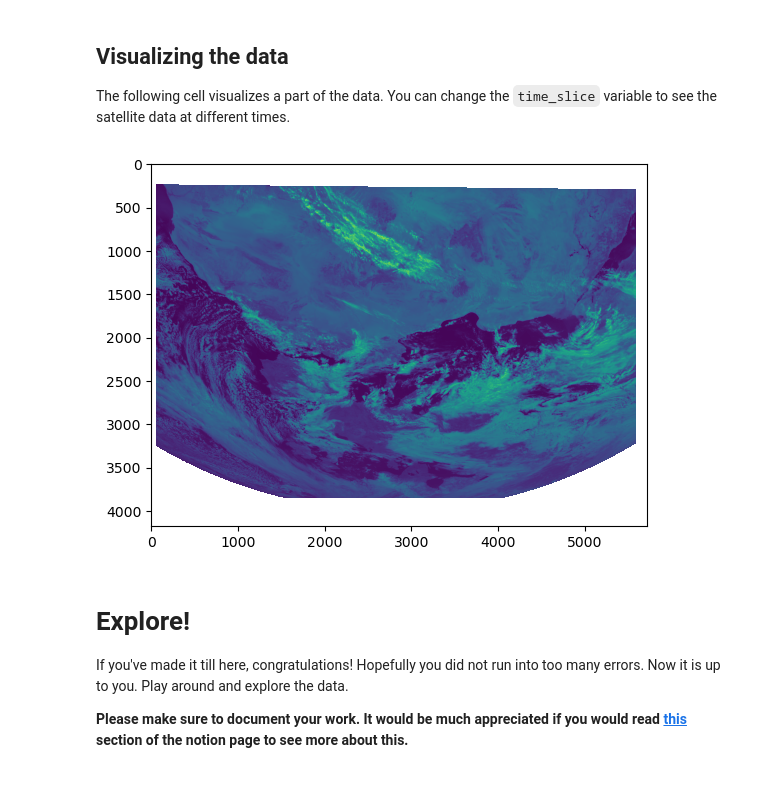
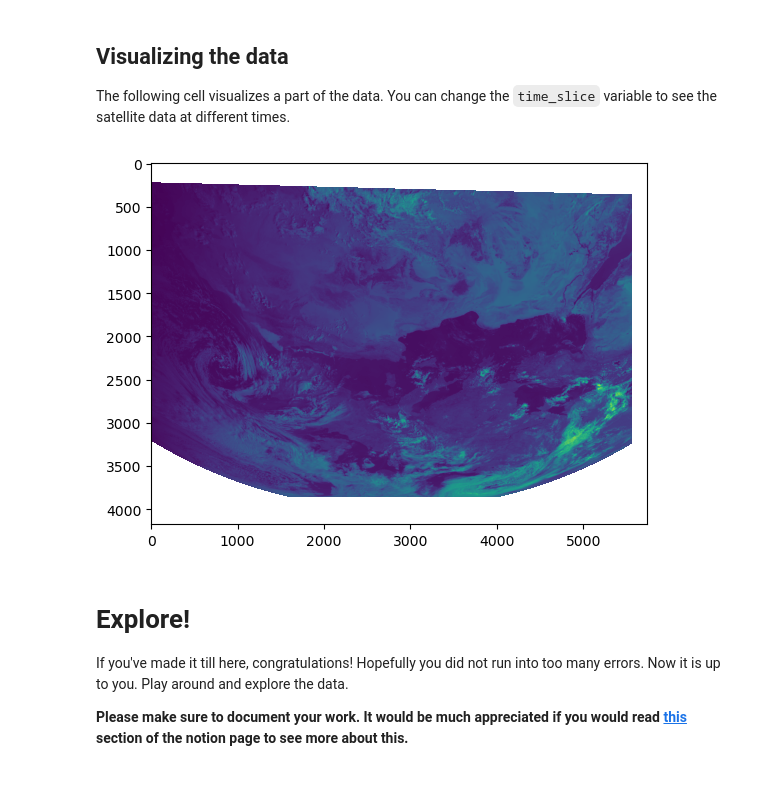
Before and after one commit to WAT-ai/open-climate-fix-project, a Jupyter notebook: eda/satellite.ipynb, the cells around one changed output. Cells and saved outputs as stored; diff of their text form; code cells hidden in the pictures.

Commit message:
Satellite data analysis

```diff
--- a/eda/satellite.ipynb
+++ b/eda/satellite.ipynb
@@ -22,7 +26,7 @@ import matplotlib.pyplot as plt
 ## Loading Data
 We will be using xarray to load the zarr data into a usable format. Once loaded, the data is stored in an Xarray Dataset class. Google package documentation and tutorials to better understand how to use xarray and zarr. These are formats we are going to be using A LOT, so it is best to get comfortable with them.
 # %%
-DATA_PATH = 'ABSOLUTE PATH TO DATA'
+DATA_PATH = '../data/2022_000045-of-000056.zarr'
 # here is an example: 'C:/Users/areel/watai/watai_repo/data/satellite/hrv/2022/2022_000017-of-000056.zarr'
 # %%
 dataset = xr.open_dataset(DATA_PATH, engine='zarr', chunks='auto')
@@ -30,11 +103,11 @@ dataset = xr.open_dataset(DATA_PATH, engine='zarr', chunks='auto')
 ## Visualizing the data
 The following cell visualizes a part of the data. You can change the `time_slice` variable to see the satellite data at different times.
 # %%
-time_slice = '2022-03-06T10:50:00.000000000'
+time_slice = '2022-06-16 06:55:00'
 fig = plt.figure()
 im = plt.imshow(dataset["data"].sel(time=time_slice))
 # %% [output]
-[figure, old version]
+[figure, new version]
 # %% [markdown]
 # Explore!
 If you've made it till here, congratulations! Hopefully you did not run into too many errors. Now it is up to you. Play around and explore the data.
```
Also changed, not shown: parts of 24 cells of this notebook, 2 other files.
